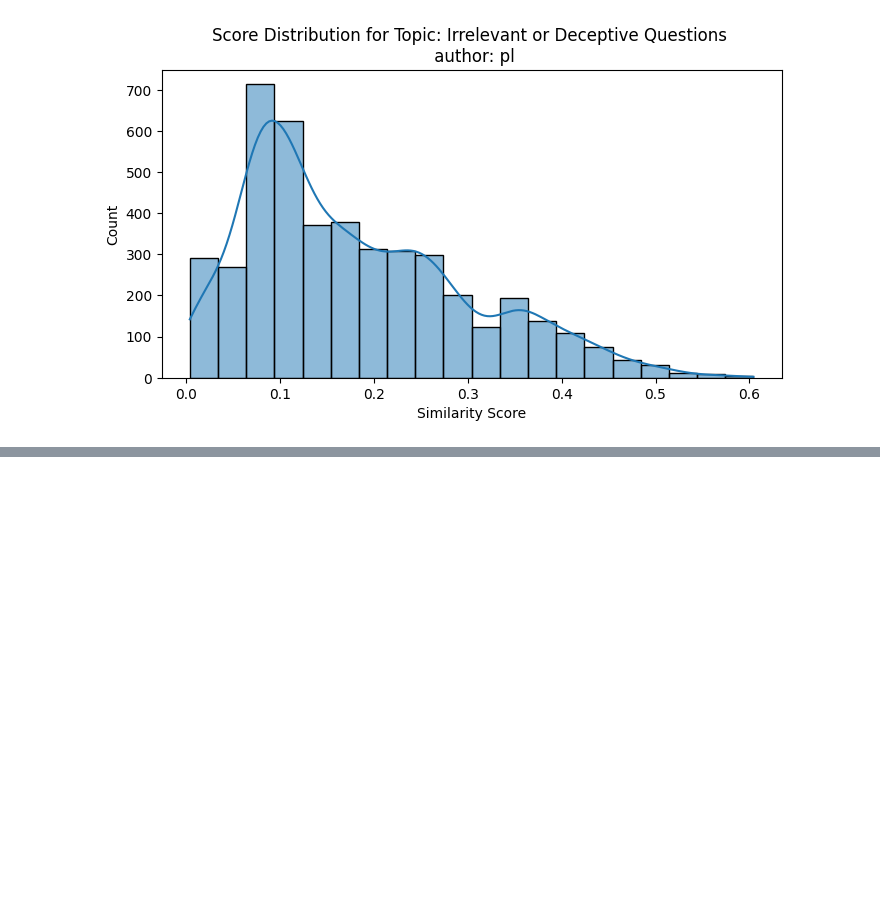
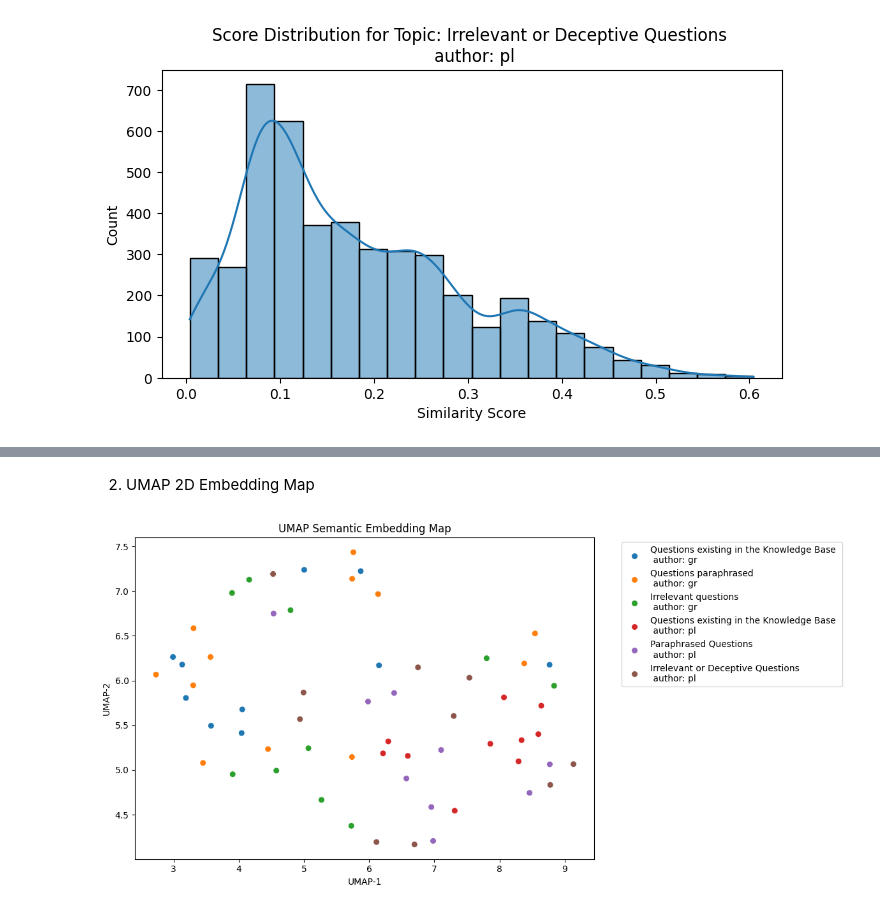
Before and after one commit to przemyslawniedziela98/net-4-clean-air, a Jupyter notebook: experiments/accuracy_xp.ipynb, the cells around one changed output, grey strips where cells are left out. Saved outputs shown, nothing was run; the diff lists cells and outputs as text; code cells hidden in the pictures; blank space fills up the shorter version.

```diff
--- a/experiments/accuracy_xp.ipynb
+++ b/experiments/accuracy_xp.ipynb
@@ -115,0 +169,20 @@ for topic in topics:
+# %% [markdown]
+2. UMAP 2D Embedding Map
+# %%
+X = normalize(np.vstack(answers_df['answer_embedding'].values))
+
+reducer = umap.UMAP(random_state=42, n_neighbors=10, min_dist=0.1)
+umap_embeddings = reducer.fit_transform(X)
+answers_df['umap_x'] = umap_embeddings[:, 0]
+answers_df['umap_y'] = umap_embeddings[:, 1]
+
+plt.figure(figsize=(12, 6))
+sns.scatterplot(data=answers_df, x='umap_x', y='umap_y', hue='topic_author', s=50)
+plt.title("UMAP Semantic Embedding Map")
+plt.xlabel("UMAP-1")
+plt.ylabel("UMAP-2")
+plt.legend(bbox_to_anchor=(1.05, 1), loc='upper left')
+plt.tight_layout()
+plt.show()
+# %% [output]
+[figure, added]
```
Also changed, not shown: parts of 7 cells of this notebook, 1 other file.
